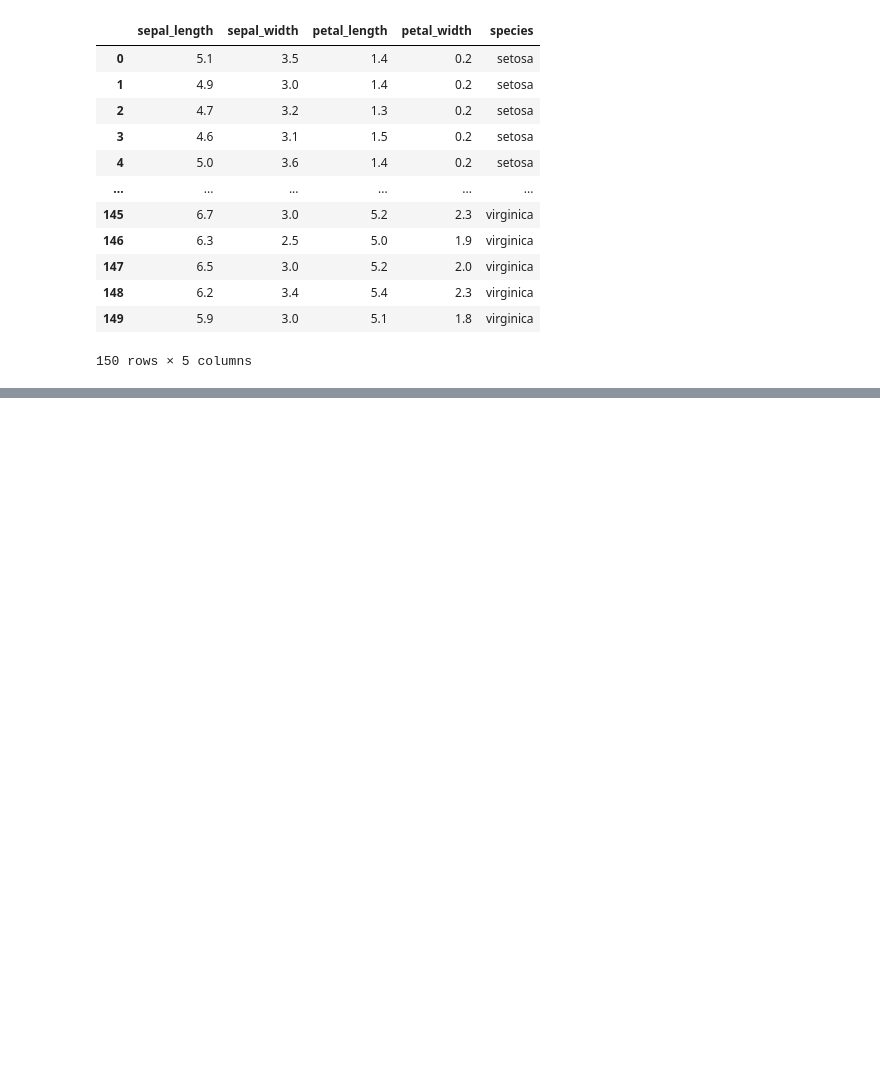
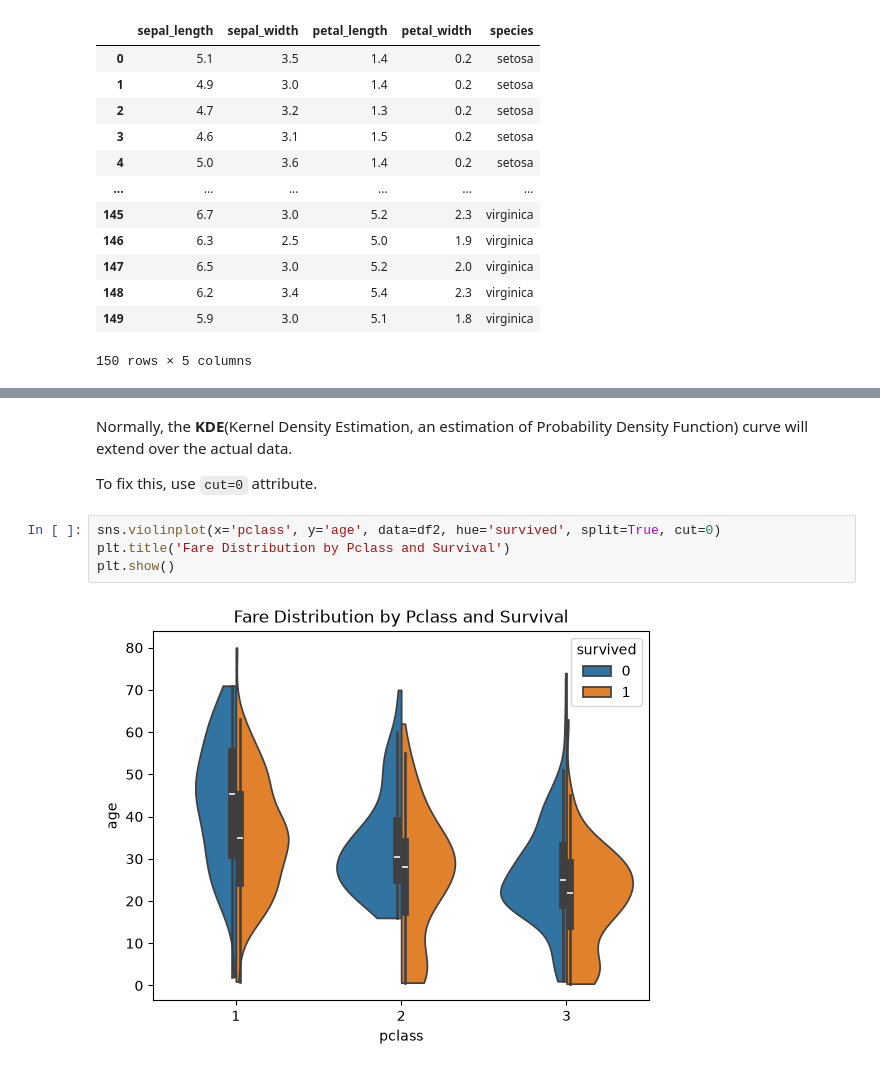
Before and after one commit to annoyingRat0528/Machine-Learning-Foundations, a Jupyter notebook: Basics of ML/Data Visualization Intro.ipynb, the cells around one changed output, grey strips where cells are left out. Drawn from its saved outputs; the diff is of its cells as text; blank space fills up the shorter version.

```diff
--- a/Basics of ML/Data Visualization Intro.ipynb
+++ b/Basics of ML/Data Visualization Intro.ipynb
@@ -80,0 +117,10 @@ df
+# %% [markdown]
+Normally, the **KDE**(Kernel Density Estimation, an estimation of Probability Density Function) curve will extend over the actual data.
+
+To fix this, use `cut=0` attribute.
+# %%
+sns.violinplot(x='pclass', y='age', data=df2, hue='survived', split=True, cut=0)
+plt.title('Fare Distribution by Pclass and Survival')
+plt.show()
+# %% [output]
+[figure, added]
```
Also changed, not shown: parts of 39 cells of this notebook, 1 other file.
